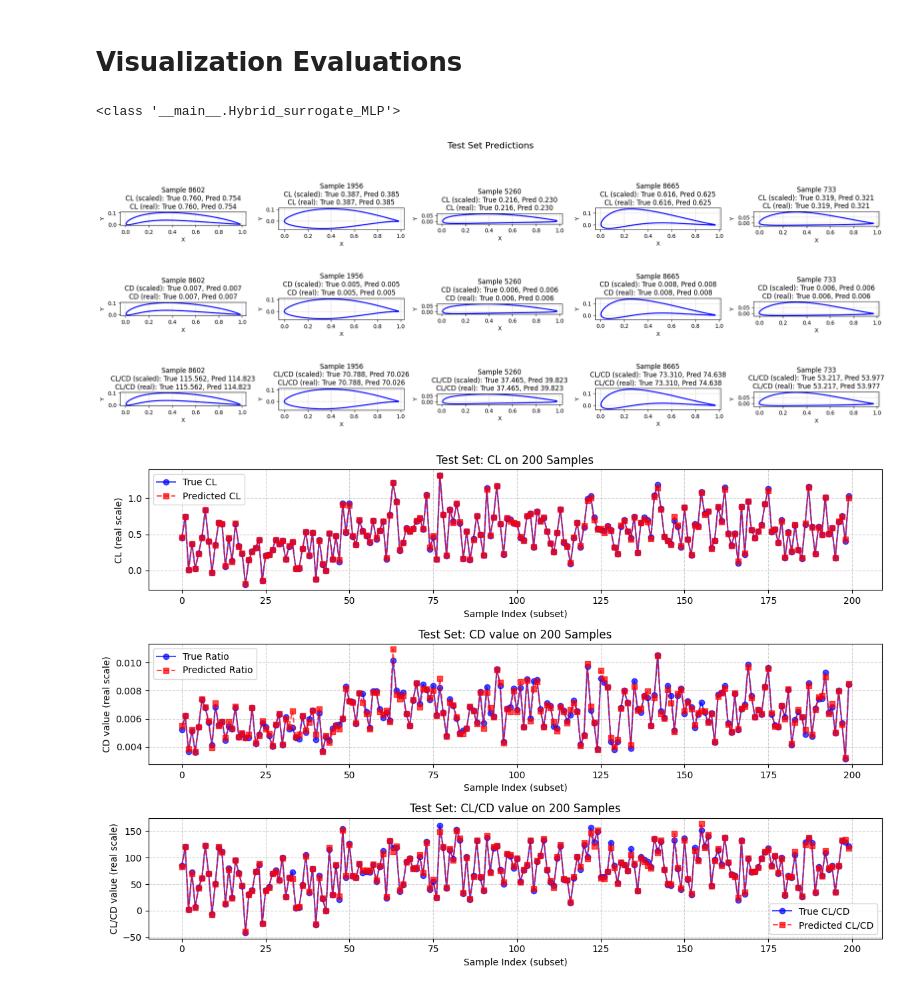
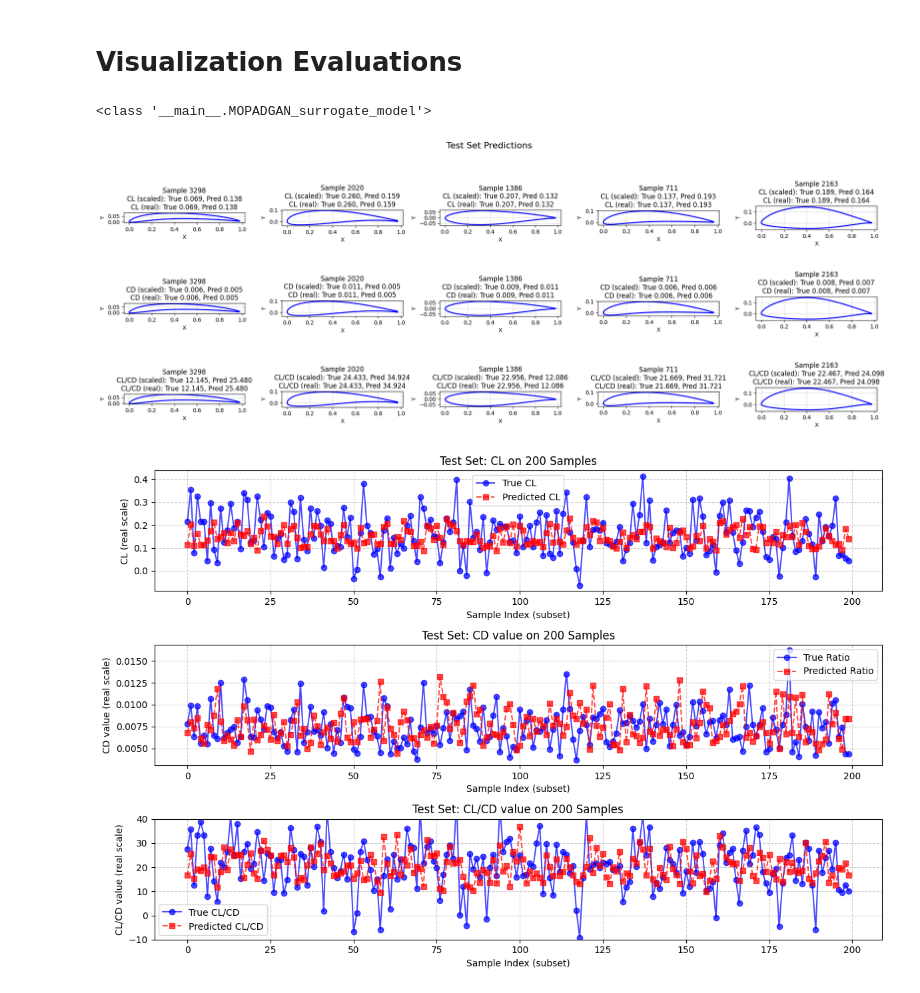
Before and after one commit to MahanVeisi8/Diff-MOBO, a Jupyter notebook: src/surrogate_models/train_best_surrogate_model.ipynb, the cells around one changed output. Saved outputs shown, nothing was run; the diff lists cells and outputs as text; code cells hidden in the pictures.

Commit message:
Added  the first full mark1 of the projectt

```diff
--- a/src/surrogate_models/train_best_surrogate_model.ipynb
+++ b/src/surrogate_models/train_best_surrogate_model.ipynb
@@ -1010,16 +1988,35 @@ def plot_small_subset_predictions_v3(model, dataset, device, sample_count=100, s
 # %%
-xs_train_path = rf"/home/bardiya/projects/diffusion_air_manifolding/codes/creative-generativeai-diffusion/data/raw/xs_train.npy"
-xs_test_path = rf"/home/bardiya/projects/diffusion_air_manifolding/codes/creative-generativeai-diffusion/data/raw/xs_test.npy"
-ys_train_path = rf"/home/bardiya/projects/diffusion_air_manifolding/codes/creative-generativeai-diffusion/data/raw/ys_train.npy"
-ys_test_path = rf"/home/bardiya/projects/diffusion_air_manifolding/codes/creative-generativeai-diffusion/data/raw/ys_test.npy"
+
+input_size = 192 * 2
+# hidden_size = [300, 150,200,150,300]
+hidden_size = [150, 200 ,200, 150]
+# hidden_size = [256,256,128]
+# hidden_size = [200, 300 ,300, 200]
+# hidden_size = [512, 512, 256, 128]
+# hidden_size = [256, 128, 64]
+# hidden_size = [512, 256, 128]
+# hidden_size = [128, 64 , 32]
+num_classes = 2
+
+# model_mlp = MultiLayerPerceptron_forward(input_size, hidden_size, num_classes,3).to("cuda")
+# model_mlp.load_state_dict(torch.load("/home/bardiya/projects/diffusion_air_manifolding/codes/creative-generativeai-diffusion/src/surrogate_models/mlp_best_model.pt",map_location="cpu"))
+model_mlp = MOPADGAN_surrogate_model(n_points=192, depth=16, bn_momentum=0.1).to("cuda")
+model_mlp.load_state_dict(torch.load("/home/bardiya/projects/diffusion_air_manifolding/codes/creative-generativeai-diffusion/src/surrogate_models/model.pt",map_location="cpu")["model_state_dict"])
+
+xs_train_path = rf"/home/bardiya/projects/diffusion_air_manifolding/codes/creative-generativeai-diffusion/data_MPI/xs_train_MPI.npy"
+xs_test_path = rf"/home/bardiya/projects/diffusion_air_manifolding/codes/creative-generativeai-diffusion/data_MPI/xs_test_MPI.npy"
+ys_train_path = rf"/home/bardiya/projects/diffusion_air_manifolding/codes/creative-generativeai-diffusion/data_MPI/ys_train_MPI.npy"
+ys_test_path = rf"/home/bardiya/projects/diffusion_air_manifolding/codes/creative-generativeai-diffusion/data_MPI/ys_test_MPI.npy"
 coord_min_max_path = rf"/home/bardiya/projects/diffusion_air_manifolding/codes/creative-generativeai-diffusion/data/raw/coord_min_max.npy"
 label_min_max_path =  rf"/home/bardiya/projects/diffusion_air_manifolding/codes/creative-generativeai-diffusion/data/raw/label_min_max.npy"
 # train_dataset = AirfoilDataset(xs_train_path, ys_train_path, coord_min_max_path, label_min_max_path)
 print(type((model_mlp)))
 test_dataset = AirfoilDataset(xs_test_path, ys_test_path, coord_min_max_path, label_min_max_path)
-visualize_predictions_grid_v3(model_mlp , test_dataset ,"cuda",set_name="Test")
-plot_small_subset_predictions_v3(model_mlp , test_dataset ,"cuda",sample_count=200, set_name="Test")
+# visualize_predictions_grid_v3(model_mlp , test_dataset ,"cuda",set_name="Test")
+# plot_small_subset_predictions_v3(model_mlp , test_dataset ,"cuda",sample_count=200, set_name="Test")
+visualize_predictions_grid_mopad(model_mlp , test_dataset ,"cuda",set_name="Test")
+plot_small_subset_predictions_mopad(model_mlp , test_dataset ,"cuda",sample_count=200, set_name="Test")
 # %% [output]
-<class '__main__.Hybrid_surrogate_MLP'>
+<class '__main__.MOPADGAN_surrogate_model'>
-[figure, old version]
+[figure, new version]
-[figure, old version]
+[figure, new version]
```
Also changed, not shown: parts of 5 cells of this notebook, 2 other files.
